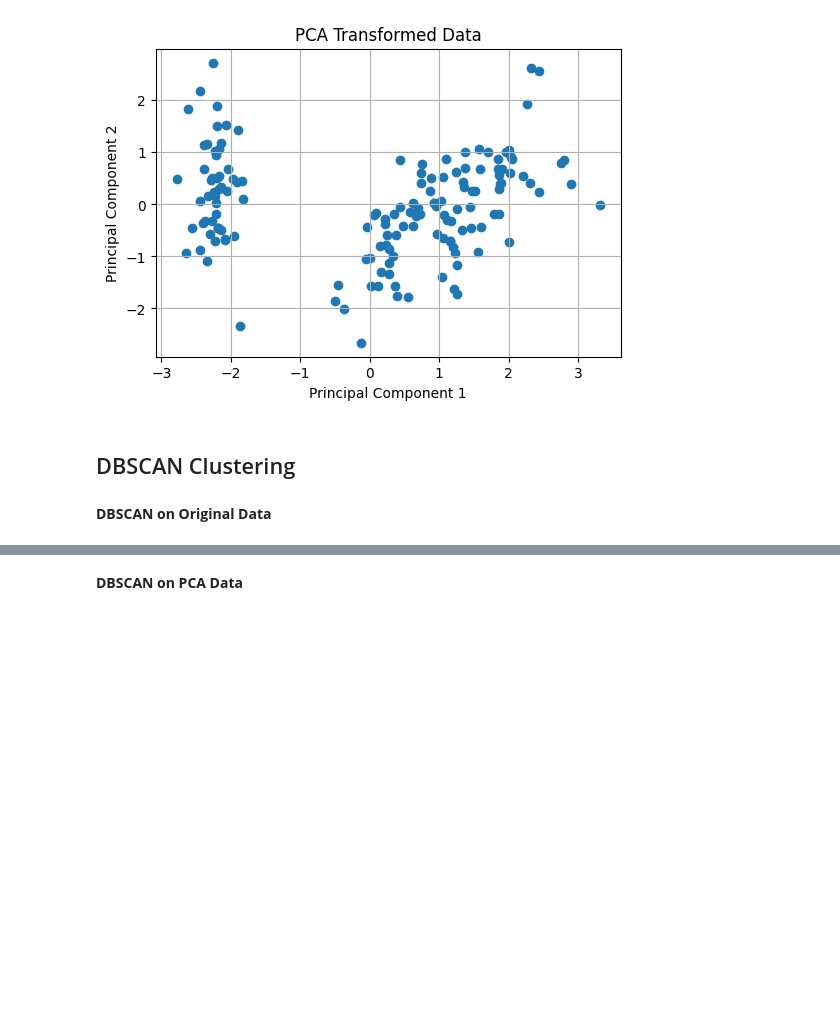
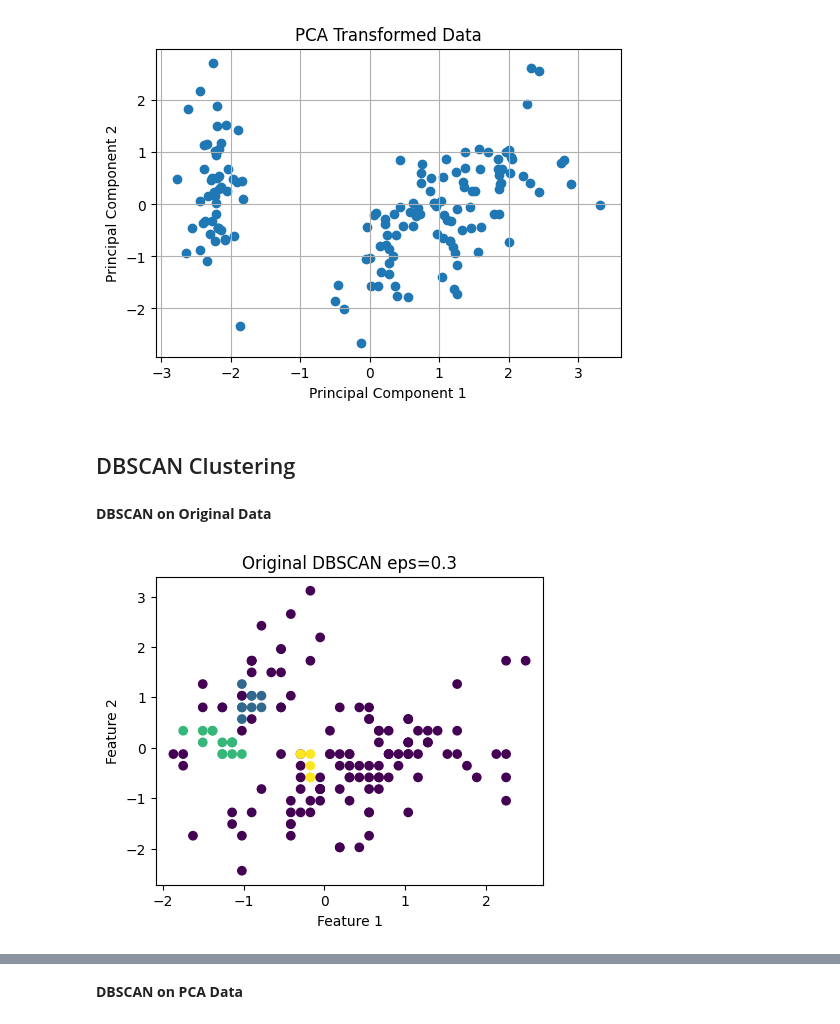
Before and after one commit to DOHA-BASEM3/Activity-3--DBSCAN-and-PCA, a Jupyter notebook: DBSCAN_and_PCA.ipynb, the cells around one changed output, grey strips where cells are left out. Cells and saved outputs as stored; diff of their text form; code cells hidden in the pictures; blank space fills up the shorter version.

```diff
--- a/DBSCAN_and_PCA.ipynb
+++ b/DBSCAN_and_PCA.ipynb
@@ -132,0 +111,15 @@ labels_original = dbscan_original.fit_predict(X_scaled)
+# %%
+# Tune eps and min_samples on Original Data
+
+# Trial 1
+dbscan = DBSCAN(eps=0.3, min_samples=5)
+labels = dbscan.fit_predict(X_scaled)
+
+plt.figure(figsize=(5,4))
+plt.scatter(X_scaled[:,0], X_scaled[:,1], c=labels)
+plt.title("Original DBSCAN eps=0.3")
+plt.xlabel("Feature 1")
+plt.ylabel("Feature 2")
+plt.show()
+# %% [output]
+[figure, added]
```
Also changed, not shown: parts of 10 cells of this notebook.
